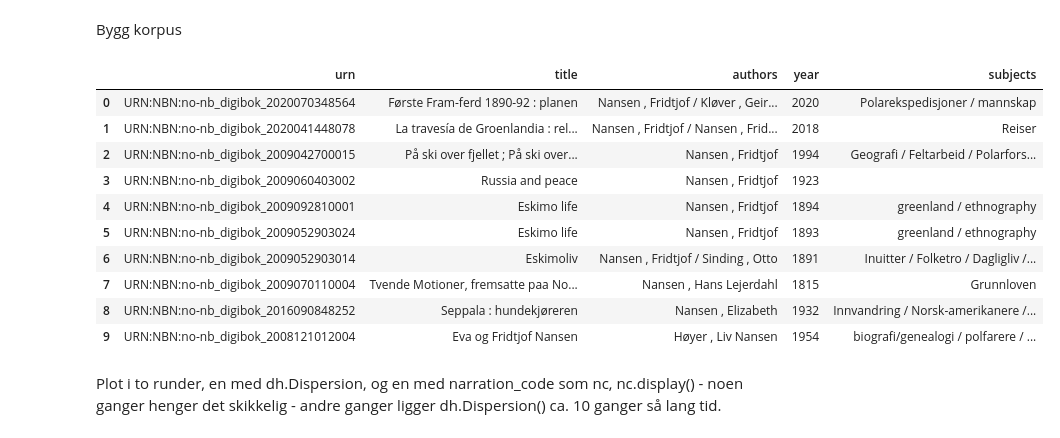
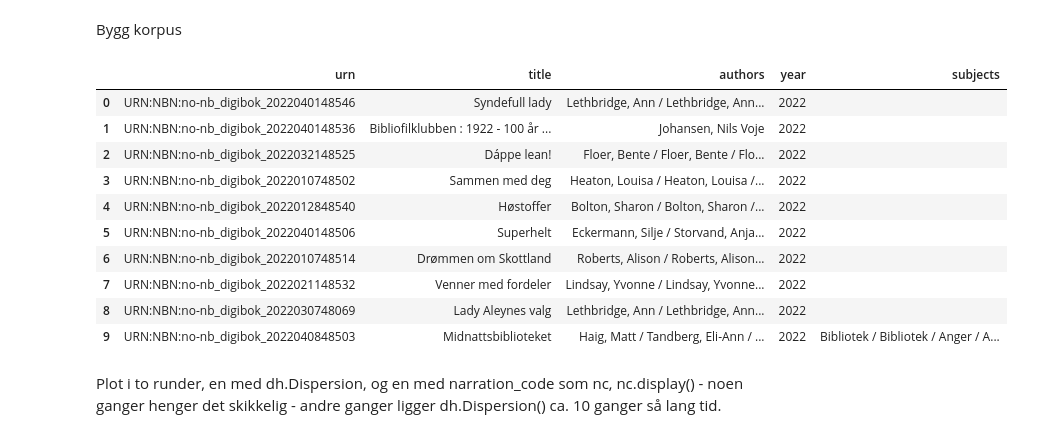
Before and after one commit to Yoonsen/narrative-buer, a Jupyter notebook: dispersion_db2_vs_sp3.ipynb, the cells around one changed output. Saved outputs shown, nothing was run; the diff lists cells and outputs as text; code cells hidden in the pictures.

```diff
--- a/dispersion_db2_vs_sp3.ipynb
+++ b/dispersion_db2_vs_sp3.ipynb
@@ -17,20 +17,20 @@ css()
 # %% [markdown]
 Bygg korpus
 # %%
-corpus = dh.Corpus(doctype = "digibok", author= "nansen", limit = 10)
+corpus = dh.Corpus(doctype = "digibok", from_year =2022, limit = 10)
 corpus.corpus[['urn', 'title','authors','year', 'subjects']]
 # %% [output]
 |  | urn | title | authors | year | subjects |
-| 0 | URN:NBN:no-nb_digibok_2020070348564 | Første Fram-ferd 1890-92 : planen | Nansen , Fridtjof / Kløver , Geir... | 2020 | Polarekspedisjoner / mannskap |
-| 1 | URN:NBN:no-nb_digibok_2020041448078 | La travesía de Groenlandia : rel... | Nansen , Fridtjof / Nansen , Frid... | 2018 | Reiser |
-| 2 | URN:NBN:no-nb_digibok_2009042700015 | På ski over fjellet ; På ski over... | Nansen , Fridtjof | 1994 | Geografi / Feltarbeid / Polarfors... |
-| 3 | URN:NBN:no-nb_digibok_2009060403002 | Russia and peace | Nansen , Fridtjof | 1923 |  |
-| 4 | URN:NBN:no-nb_digibok_2009092810001 | Eskimo life | Nansen , Fridtjof | 1894 | greenland / ethnography |
-| 5 | URN:NBN:no-nb_digibok_2009052903024 | Eskimo life | Nansen , Fridtjof | 1893 | greenland / ethnography |
-| 6 | URN:NBN:no-nb_digibok_2009052903014 | Eskimoliv | Nansen , Fridtjof / Sinding , Otto | 1891 | Inuitter / Folketro / Dagligliv /... |
-| 7 | URN:NBN:no-nb_digibok_2009070110004 | Tvende Motioner, fremsatte paa No... | Nansen , Hans Lejerdahl | 1815 | Grunnloven |
-| 8 | URN:NBN:no-nb_digibok_2016090848252 | Seppala : hundekjøreren | Nansen , Elizabeth | 1932 | Innvandring / Norsk-amerikanere /... |
-| 9 | URN:NBN:no-nb_digibok_2008121012004 | Eva og Fridtjof Nansen | Høyer , Liv Nansen | 1954 | biografi/genealogi / polfarere / ... |
+| 0 | URN:NBN:no-nb_digibok_2022040148546 | Syndefull lady | Lethbridge, Ann / Lethbridge, Ann... | 2022 |  |
+| 1 | URN:NBN:no-nb_digibok_2022040148536 | Bibliofilklubben : 1922 - 100 år ... | Johansen, Nils Voje | 2022 |  |
+| 2 | URN:NBN:no-nb_digibok_2022032148525 | Dáppe lean! | Floer, Bente / Floer, Bente / Flo... | 2022 |  |
+| 3 | URN:NBN:no-nb_digibok_2022010748502 | Sammen med deg | Heaton, Louisa / Heaton, Louisa /... | 2022 |  |
+| 4 | URN:NBN:no-nb_digibok_2022012848540 | Høstoffer | Bolton, Sharon / Bolton, Sharon /... | 2022 |  |
+| 5 | URN:NBN:no-nb_digibok_2022040148506 | Superhelt | Eckermann, Silje / Storvand, Anja... | 2022 |  |
+| 6 | URN:NBN:no-nb_digibok_2022010748514 | Drømmen om Skottland | Roberts, Alison / Roberts, Alison... | 2022 |  |
+| 7 | URN:NBN:no-nb_digibok_2022021148532 | Venner med fordeler | Lindsay, Yvonne / Lindsay, Yvonne... | 2022 |  |
+| 8 | URN:NBN:no-nb_digibok_2022030748069 | Lady Aleynes valg | Lethbridge, Ann / Lethbridge, Ann... | 2022 |  |
+| 9 | URN:NBN:no-nb_digibok_2022040848503 | Midnattsbiblioteket | Haig, Matt / Tandberg, Eli-Ann / ... | 2022 | Bibliotek / Bibliotek / Anger / A... |
 # %% [markdown]
 Plot i to runder, en med dh.Dispersion, og en med narration_code som nc, nc.display() - noen ganger henger det skikkelig - andre ganger ligger dh.Dispersion() ca. 10 ganger så lang tid.
 # %%
```
Also changed, not shown: parts of 1 cell of this notebook, 2 other files.
